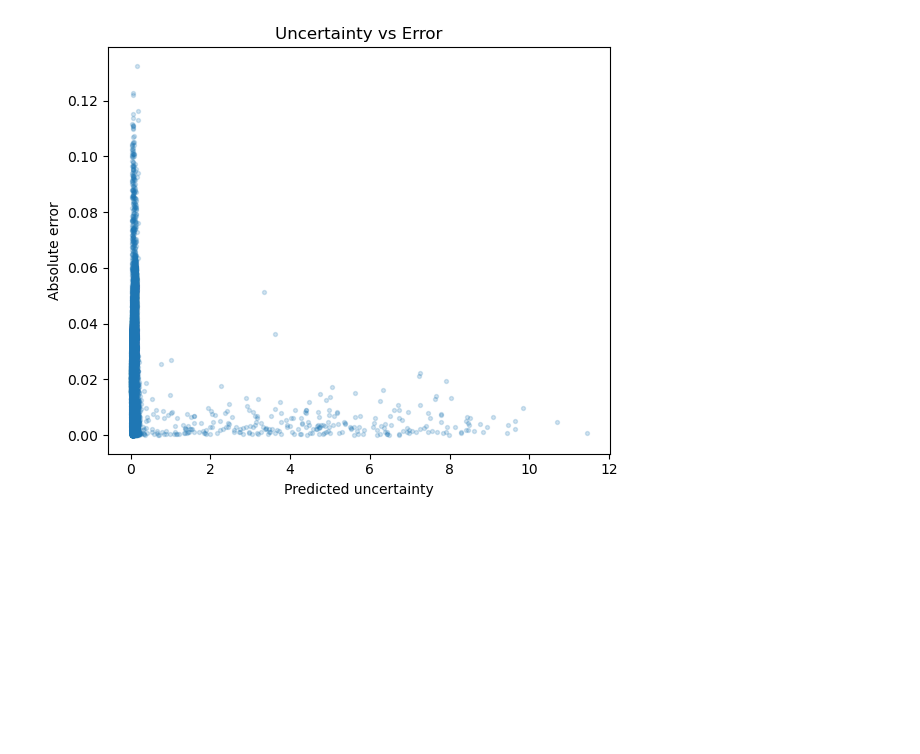
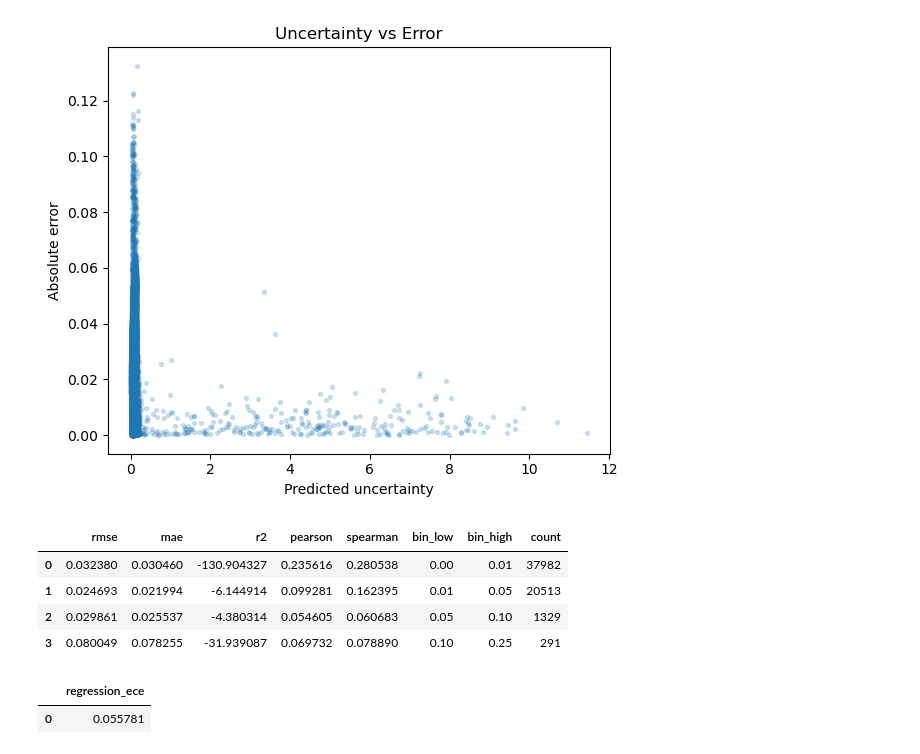
Before and after one commit to dilrabonu/wildfire-uncertainty-gnn, a Jupyter notebook: notebooks/05_uncertainty_calibration_analysis.ipynb, the cells around one changed output. Cells and saved outputs as stored; diff of their text form; code cells hidden in the pictures; blank space fills up the shorter version.

```diff
--- a/notebooks/05_uncertainty_calibration_analysis.ipynb
+++ b/notebooks/05_uncertainty_calibration_analysis.ipynb
@@ -153,3 +153,19 @@ plt.savefig("reports/figures/gat_uncertainty_vs_error.png", dpi=200)
 plt.show()
 # %% [output]
 [figure]
+# %%
+bin_df = pd.read_csv(config["paths"]["bin_metrics_table_path"])
+bin_df
+# %% [output]
+|  | rmse | mae | r2 | pearson | spearman | bin_low | bin_high | count |
+| 0 | 0.032380 | 0.030460 | -130.904327 | 0.235616 | 0.280538 | 0.00 | 0.01 | 37982 |
+| 1 | 0.024693 | 0.021994 | -6.144914 | 0.099281 | 0.162395 | 0.01 | 0.05 | 20513 |
+| 2 | 0.029861 | 0.025537 | -4.380314 | 0.054605 | 0.060683 | 0.05 | 0.10 | 1329 |
+| 3 | 0.080049 | 0.078255 | -31.939087 | 0.069732 | 0.078890 | 0.10 | 0.25 | 291 |
+# %%
+cal_path = config["paths"]["calibration_metrics_table_path"]
+cal_df = pd.read_csv(cal_path) if os.path.exists(cal_path) else pd.DataFrame()
+cal_df
+# %% [output]
+|  | regression_ece |
+| 0 | 0.055781 |
```
